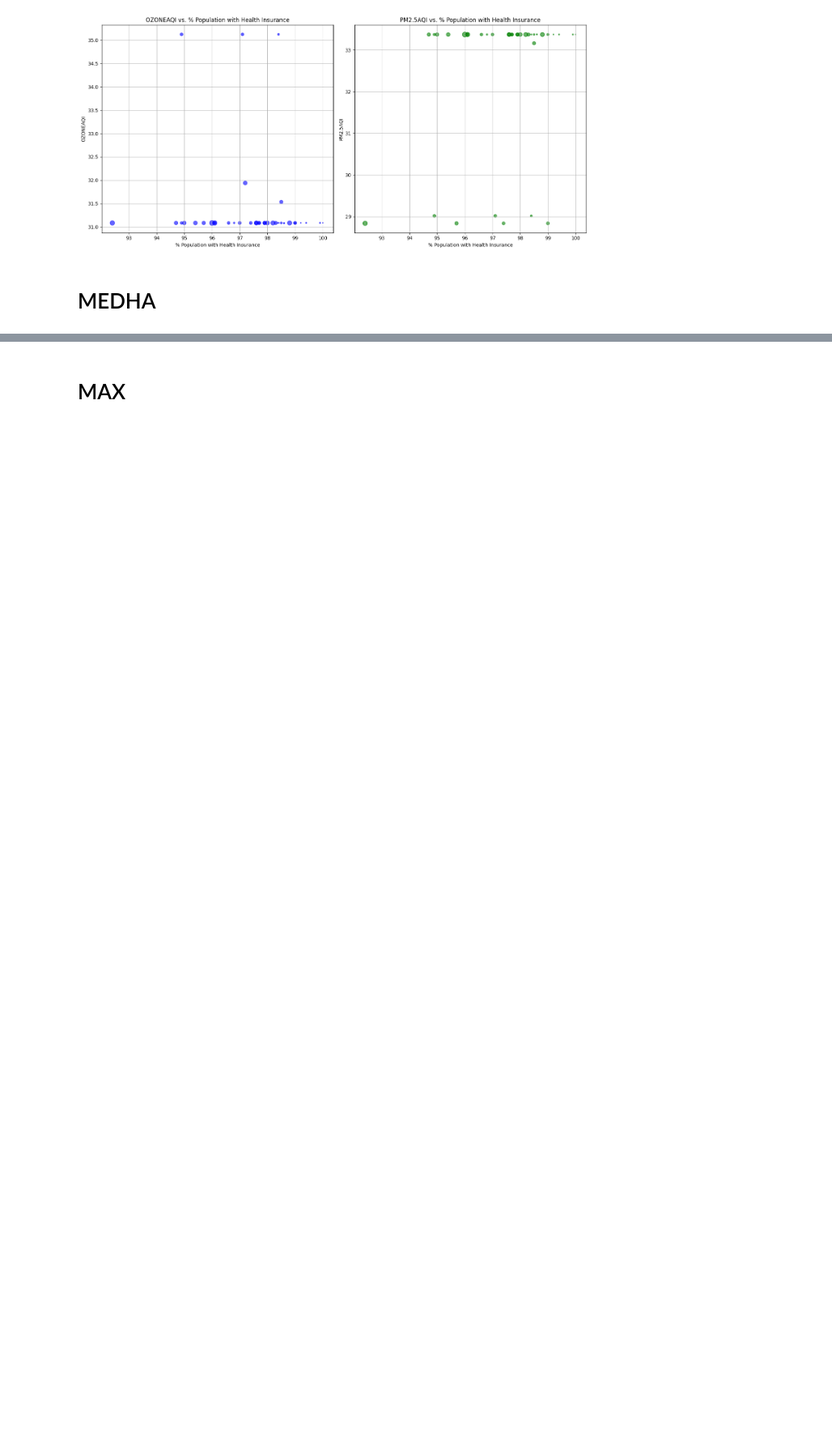
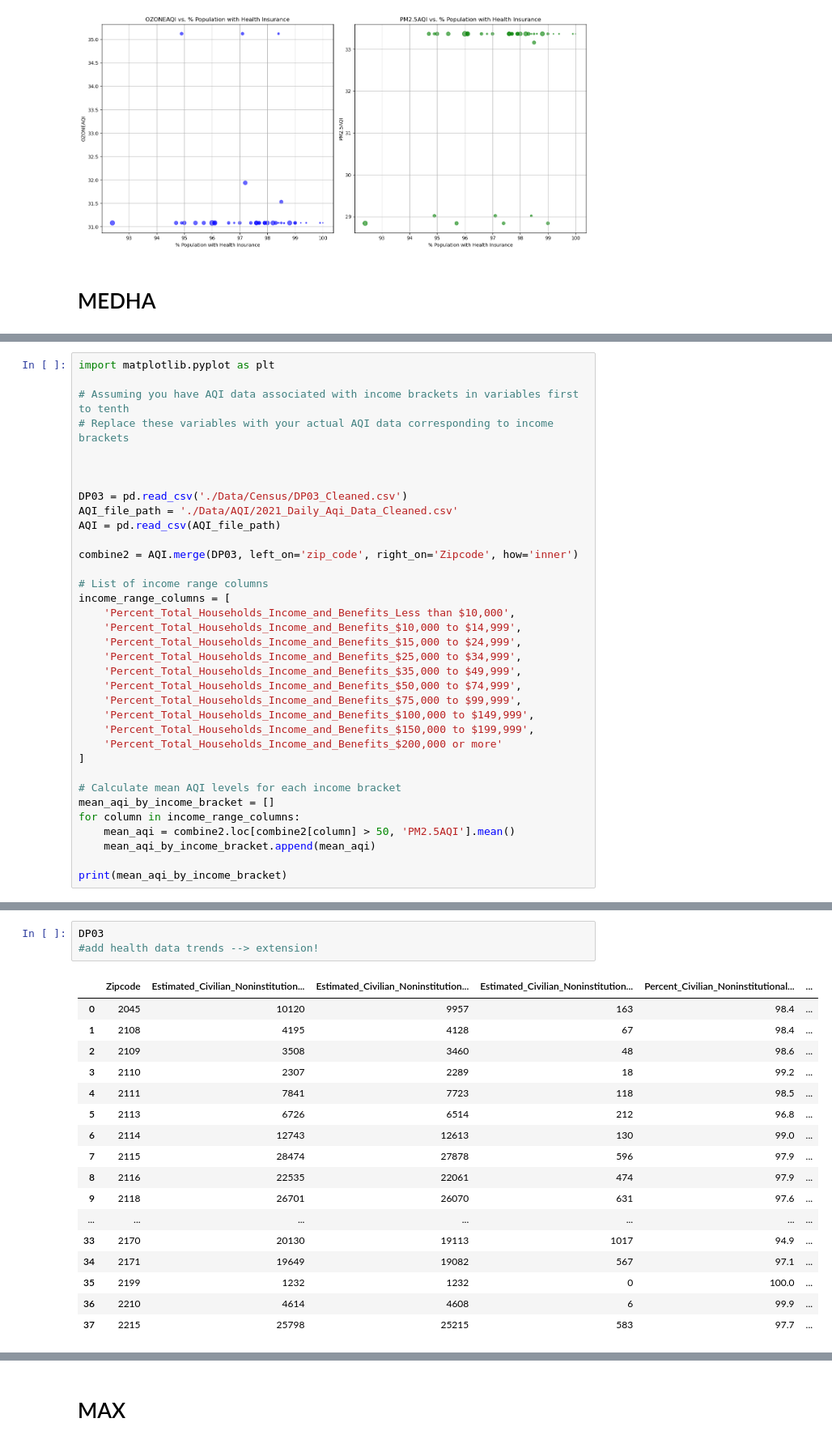
Before and after one commit to DKsavasan/Boston_Air_Quality_Project, a Jupyter notebook: Analysis.ipynb, the cells around one changed output, grey strips where cells are left out. Shown at 81% size. Saved outputs shown, nothing was run; the diff lists cells and outputs as text; blank space fills up the shorter version.

```diff
--- a/Analysis.ipynb
+++ b/Analysis.ipynb
@@ -763,0 +843,35 @@ plt.show()
+# %%
+import matplotlib.pyplot as plt
+
+# Assuming you have AQI data associated with income brackets in variables first to tenth
+# Replace these variables with your actual AQI data corresponding to income brackets
+
+
+
+DP03 = pd.read_csv('./Data/Census/DP03_Cleaned.csv')
+AQI_file_path = './Data/AQI/2021_Daily_Aqi_Data_Cleaned.csv'
+AQI = pd.read_csv(AQI_file_path)
+
+combine2 = AQI.merge(DP03, left_on='zip_code', right_on='Zipcode', how='inner')
+
+# List of income range columns
+income_range_columns = [
+    'Percent_Total_Households_Income_and_Benefits_Less than $10,000',
+    'Percent_Total_Households_Income_and_Benefits_$10,000 to $14,999',
+    'Percent_Total_Households_Income_and_Benefits_$15,000 to $24,999',
+    'Percent_Total_Households_Income_and_Benefits_$25,000 to $34,999',
+    'Percent_Total_Households_Income_and_Benefits_$35,000 to $49,999',
+    'Percent_Total_Households_Income_and_Benefits_$50,000 to $74,999',
+    'Percent_Total_Households_Income_and_Benefits_$75,000 to $99,999',
+    'Percent_Total_Households_Income_and_Benefits_$100,000 to $149,999',
+    'Percent_Total_Households_Income_and_Benefits_$150,000 to $199,999',
+    'Percent_Total_Households_Income_and_Benefits_$200,000 or more'
+]
+
+# Calculate mean AQI levels for each income bracket
+mean_aqi_by_income_bracket = []
+for column in income_range_columns:
+    mean_aqi = combine2.loc[combine2[column] > 50, 'PM2.5AQI'].mean()
+    mean_aqi_by_income_bracket.append(mean_aqi)
+
+print(mean_aqi_by_income_bracket)
@@ -763,0 +880,21 @@ plt.show()
+# %%
+DP03
+#add health data trends --> extension!
+# %% [output]
+|  | Zipcode | Estimated_Civilian_Noninstitution... | Estimated_Civilian_Noninstitution... | Estimated_Civilian_Noninstitution... | Percent_Civilian_Noninstitutional... | ... |
+| 0 | 2045 | 10120 | 9957 | 163 | 98.4 | ... |
+| 1 | 2108 | 4195 | 4128 | 67 | 98.4 | ... |
+| 2 | 2109 | 3508 | 3460 | 48 | 98.6 | ... |
+| 3 | 2110 | 2307 | 2289 | 18 | 99.2 | ... |
+| 4 | 2111 | 7841 | 7723 | 118 | 98.5 | ... |
+| 5 | 2113 | 6726 | 6514 | 212 | 96.8 | ... |
+| 6 | 2114 | 12743 | 12613 | 130 | 99.0 | ... |
+| 7 | 2115 | 28474 | 27878 | 596 | 97.9 | ... |
+| 8 | 2116 | 22535 | 22061 | 474 | 97.9 | ... |
+| 9 | 2118 | 26701 | 26070 | 631 | 97.6 | ... |
+| ... | ... | ... | ... | ... | ... | ... |
+| 33 | 2170 | 20130 | 19113 | 1017 | 94.9 | ... |
+| 34 | 2171 | 19649 | 19082 | 567 | 97.1 | ... |
+| 35 | 2199 | 1232 | 1232 | 0 | 100.0 | ... |
+| 36 | 2210 | 4614 | 4608 | 6 | 99.9 | ... |
+| 37 | 2215 | 25798 | 25215 | 583 | 97.7 | ... |
```
Also changed, not shown: parts of 10 cells of this notebook.
